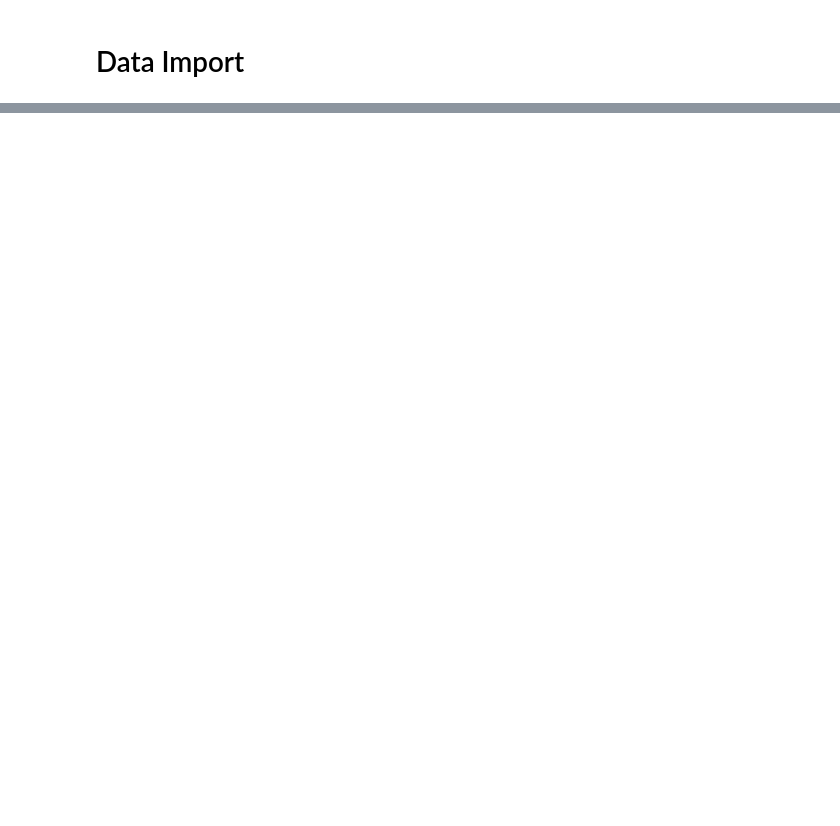
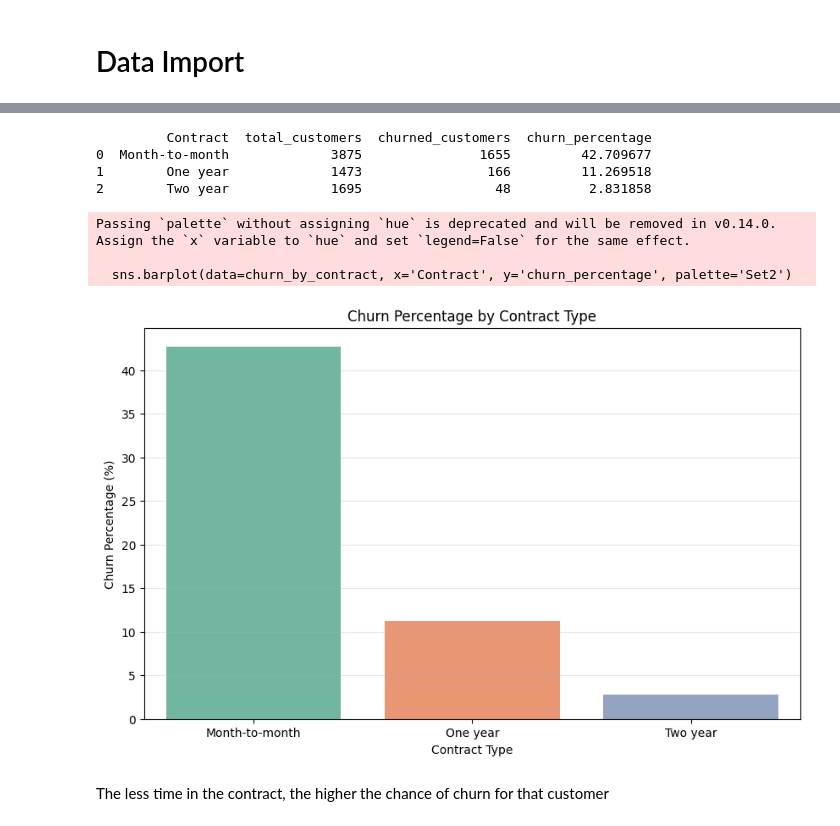
Before and after one commit to salma-gaamoussi/survival-ml-system, a Jupyter notebook: notebooks/01_eda.ipynb, the cells around one changed output, grey strips where cells are left out. Drawn from its saved outputs; the diff is of its cells as text; code cells hidden in the pictures; blank space fills up the shorter version.

```diff
--- a/notebooks/01_eda.ipynb
+++ b/notebooks/01_eda.ipynb
@@ -54,0 +222,31 @@ plt.show()
+# %%
+# Create bins for contract type and calculate churn percentage per contract type
+churn_by_contract = df.groupby('Contract', observed=True).agg(
+    total_customers=('Churn', 'count'),
+    churned_customers=('Churn', 'sum'),
+    churn_percentage=('Churn', 'mean')
+).reset_index()
+
+churn_by_contract['churn_percentage'] = churn_by_contract['churn_percentage'] * 100
+
+print(churn_by_contract)
+
+# Visualize the churn percentage by contract type
+plt.figure(figsize=(10, 6))
+sns.barplot(data=churn_by_contract, x='Contract', y='churn_percentage', palette='Set2')
+plt.title('Churn Percentage by Contract Type')
+plt.xlabel('Contract Type')
+plt.ylabel('Churn Percentage (%)')
+plt.grid(axis='y', alpha=0.3)
+plt.show()
+# %% [output]
+         Contract  total_customers  churned_customers  churn_percentage
+0  Month-to-month             3875               1655         42.709677
+1        One year             1473                166         11.269518
+2        Two year             1695                 48          2.831858
+Passing `palette` without assigning `hue` is deprecated and will be removed in v0.14.0. Assign the `x` variable to `hue` and set `legend=False` for the same effect.
+
+  sns.barplot(data=churn_by_contract, x='Contract', y='churn_percentage', palette='Set2')
+[figure, added]
+# %% [markdown]
+The less time in the contract, the higher the chance of churn for that customer
```
Also changed, not shown: parts of 52 cells of this notebook, 17 other files.
